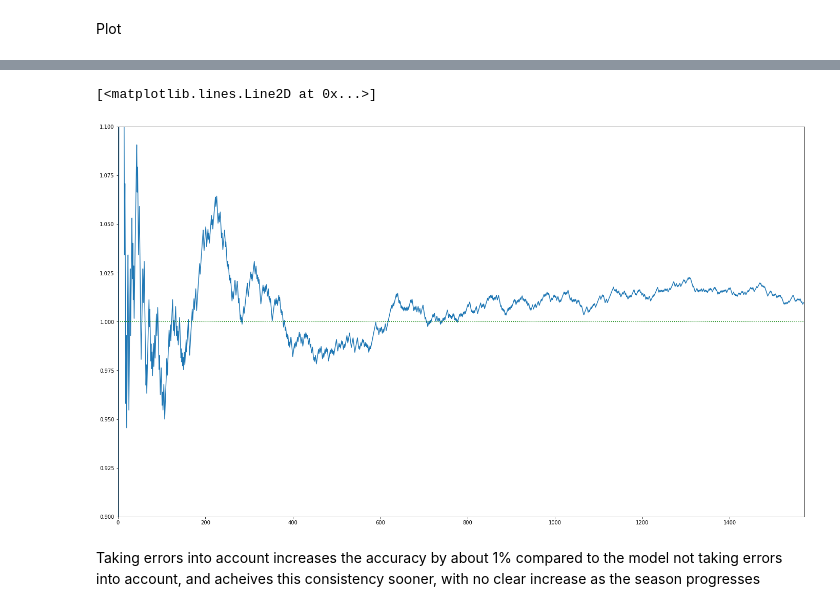
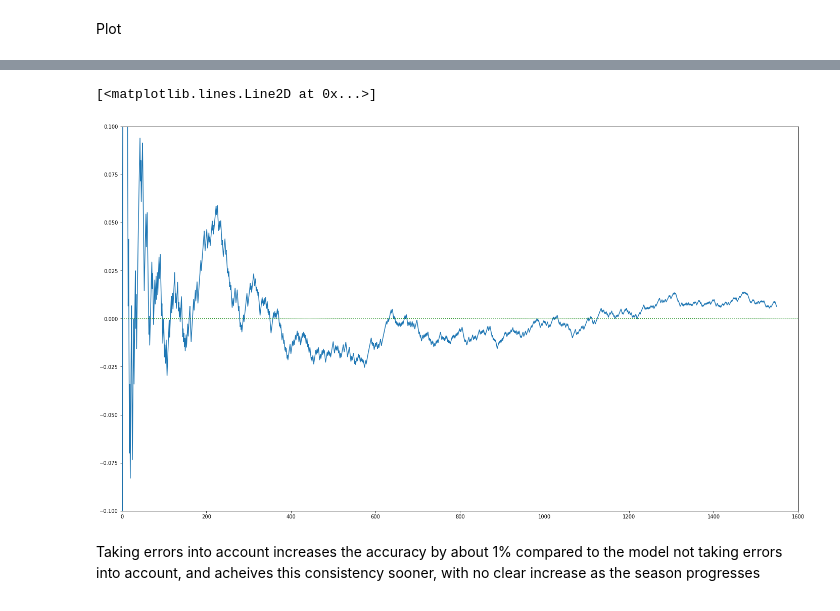
Before and after one commit to Luke-Chesley/API-Sports-Ridge_regression, a Jupyter notebook: MLB_ridge_regression.ipynb, the cells around one changed output, grey strips where cells are left out. Drawn from its saved outputs; the diff is of its cells as text; code cells hidden in the pictures.

```diff
--- a/MLB_ridge_regression.ipynb
+++ b/MLB_ridge_regression.ipynb
@@ -413,8 +413,11 @@ The accuracy also becomes more stable as the season progresses as shown by y_lin
 # %%
-divided = y_line / accuracy_over_time
+accuracy_over_time = accuracy_over_time.squeeze()
+y_line =  pd.Series(y_line)
+divided = np.log(accuracy_over_time / y_line)
+divided = pd.DataFrame(divided)
 divided[0].plot.line(figsize=(24,14))
 plt.xlim([0,len(df)])
-plt.ylim([0.9,1.1])
-plt.plot(pd.DataFrame([[1]] * len(accuracy_over_time)), ls='dotted', color='green' )
+plt.ylim([-0.1,0.1])
+plt.plot(pd.DataFrame([[0]] * len(accuracy_over_time)), ls='dotted', color='green' )
 # %% [output]
 [<matplotlib.lines.Line2D at 0x...>]
@@ -701,12 +704,15 @@ Text(250, 0.595, 'Dotted Line = 0.6')
 # %%
-divided_error =  accuracy_over_time_with_errors / y_line_error
+accuracy_over_time_with_errors = accuracy_over_time_with_errors.squeeze()
+y_line_error =  pd.Series(y_line_error)
+divided_error =  np.log(accuracy_over_time_with_errors / y_line_error)
+divided_error = pd.DataFrame(divided_error)
 divided_error[0].plot.line(figsize=(24,14), sort_columns=True)
 plt.xlim([0,len(df_with_errors)])
-plt.ylim([0.9,1.1])
-plt.plot(pd.DataFrame([[1]] * len(accuracy_over_time)), ls='dotted', color='green' )
+plt.ylim(-0.1,0.1)
+plt.plot(pd.DataFrame([[0]] * len(accuracy_over_time)), ls='dotted', color='green' )
 # %% [output]
 [<matplotlib.lines.Line2D at 0x...>]
-[figure, old version]
+[figure, new version]
 # %% [markdown]
 Taking errors into account increases the accuracy by about 1% compared to the model not taking errors into account, and acheives this consistency sooner, with no clear increase as the season progresses
 # %% [markdown]
```
Also changed, not shown: parts of 11 cells of this notebook.
